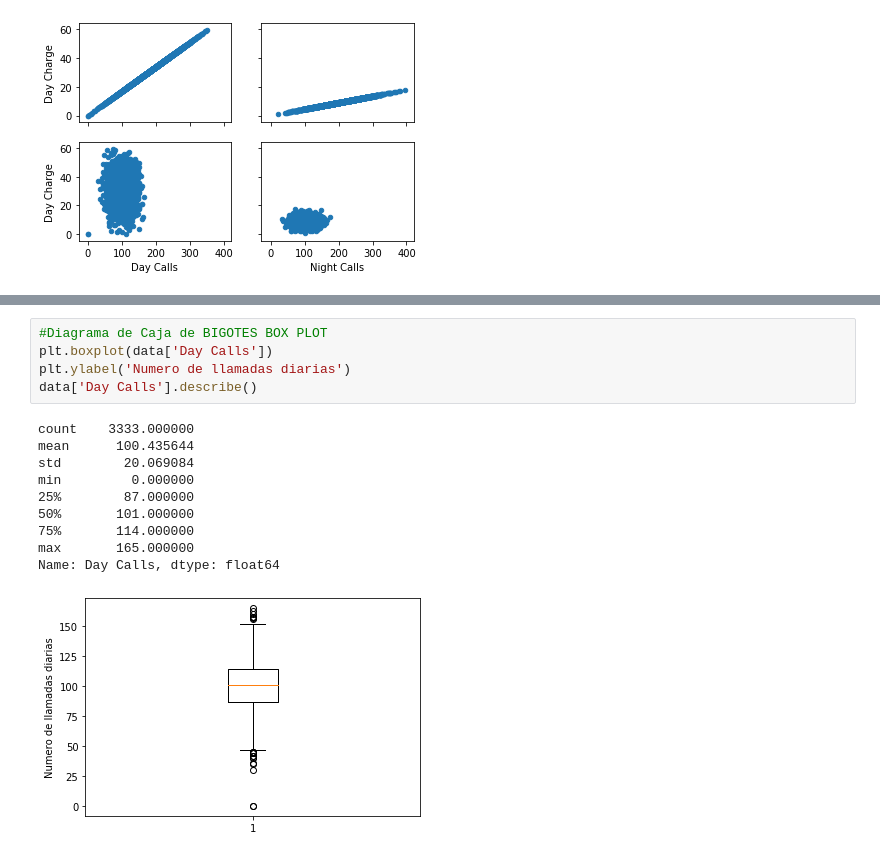
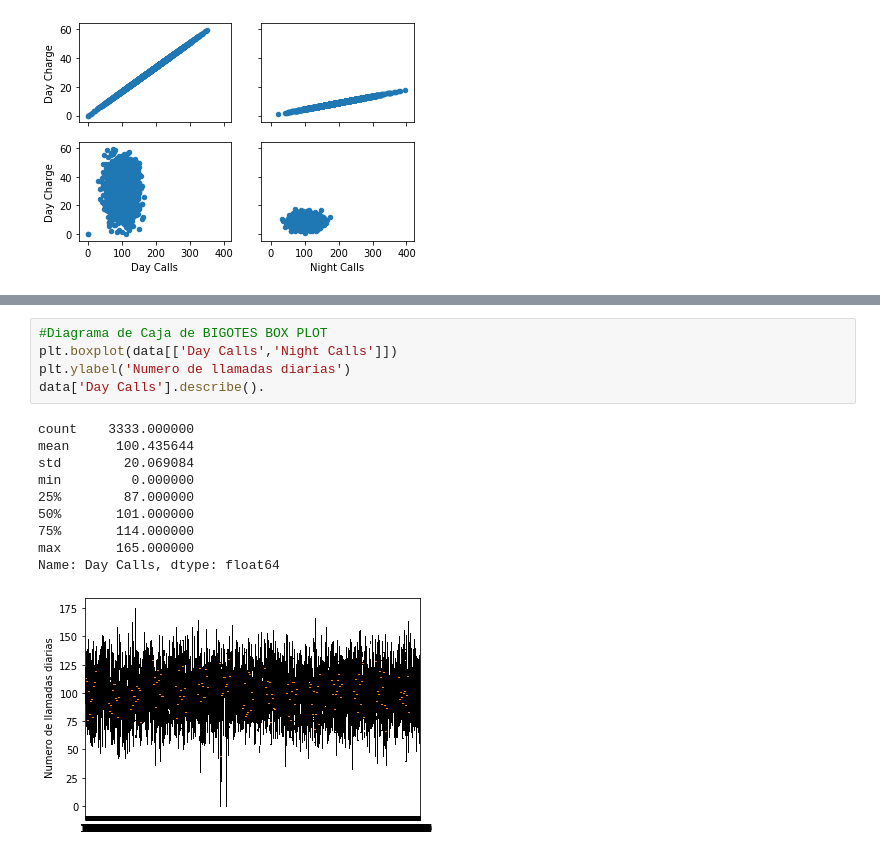
Before and after one commit to andesdj/mlp, a Jupyter notebook: s4/VID_34_scatter_plot.ipynb, the cells around one changed output, grey strips where cells are left out. Saved outputs shown, nothing was run; the diff lists cells and outputs as text.

```diff
--- a/s4/VID_34_scatter_plot.ipynb
+++ b/s4/VID_34_scatter_plot.ipynb
@@ -59,16 +115,16 @@ Text(0.5, 1.0, 'Histograma de número de llamadas al día')
 # %%
 #Diagrama de Caja de BIGOTES BOX PLOT
-plt.boxplot(data['Day Calls'])
+plt.boxplot(data[['Day Calls','Night Calls']])
 plt.ylabel('Numero de llamadas diarias')
-data['Day Calls'].describe()
+data['Day Calls'].describe().
 # %% [output]
 count    3333.000000
 mean      100.435644
 std        20.069084
 min         0.000000
 25%        87.000000
 50%       101.000000
 75%       114.000000
 max       165.000000
 Name: Day Calls, dtype: float64
-[figure, old version]
+[figure, new version]
```
Also changed, not shown: parts of 9 cells of this notebook, 31 other files.
